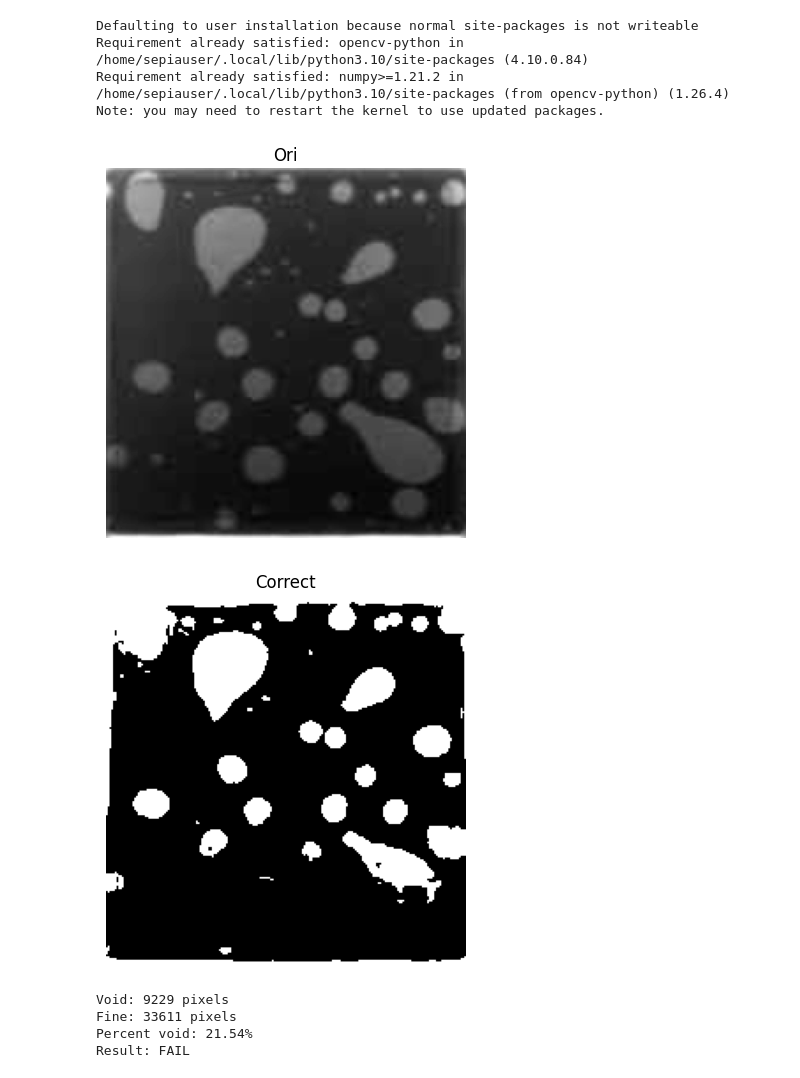
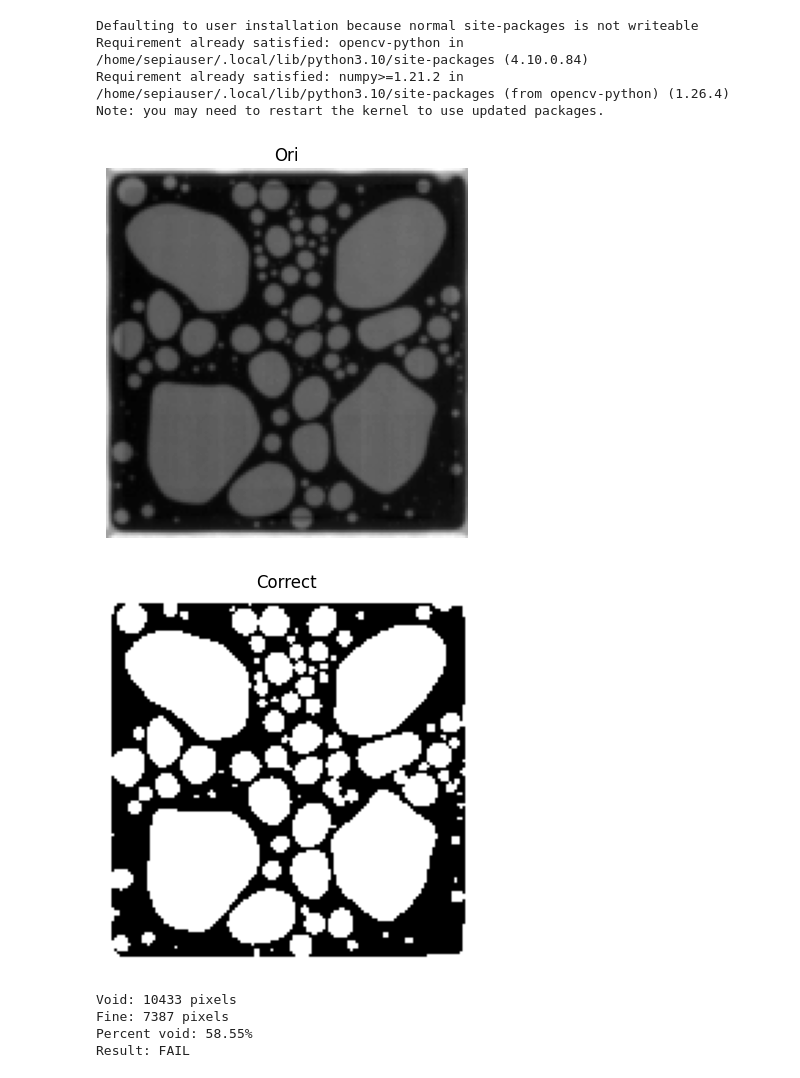
Before and after one commit to HuongDM1896/Void_SMT, a Jupyter notebook: main.ipynb, the cells around one changed output. Drawn from its saved outputs; the diff is of its cells as text; code cells hidden in the pictures.

```diff
--- a/main.ipynb
+++ b/main.ipynb
@@ -12,25 +12,25 @@ import numpy as np
 from matplotlib import pyplot as plt
 # %%
 # Cell 2: Import image and threshold
-image = cv2.imread('4.png', cv2.IMREAD_GRAYSCALE)
+image = cv2.imread('2.png', cv2.IMREAD_GRAYSCALE)
 
 # Hiển thị ảnh gốc
 plt.imshow(image, cmap='gray')
 plt.title('Ori')
 plt.axis('off')
 plt.show()
 
 #Set threshold
 _, threshold = cv2.threshold(image, 70, 255, cv2.THRESH_BINARY)
 
 # Show image
 plt.imshow(threshold, cmap='gray')
 plt.title('Correct')
 plt.axis('off')
 plt.show()
 # %% [output]
-[figure, old version]
+[figure, new version]
-[figure, old version]
+[figure, new version]
 # %%
 # Cell 3: Calculate %
 # S of Light and dark area
@@ -49,7 +49,7 @@ print(f"Percent void: {bright_percentage:.2f}%")
 result = "OK" if bright_percentage < 10 else "FAIL"
 print(f"Result: {result}")
 # %% [output]
-Void: 9229 pixels
-Fine: 33611 pixels
-Percent void: 21.54%
+Void: 10433 pixels
+Fine: 7387 pixels
+Percent void: 58.55%
 Result: FAIL
```
